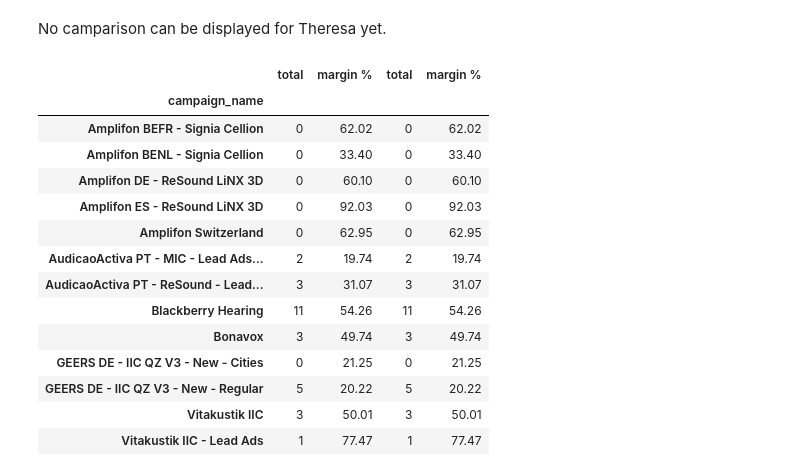
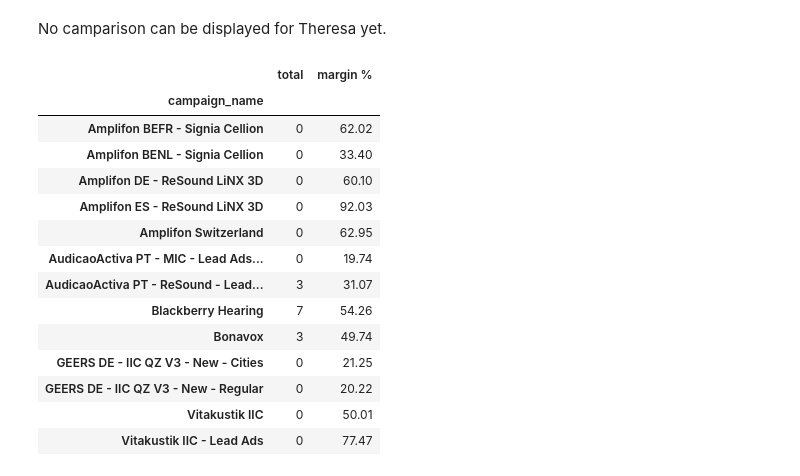
Before and after one commit to dirtyjackeen/GIT, a Jupyter notebook: New Ads 27 hearing aids.ipynb, the cells around one changed output. Drawn from its saved outputs; the diff is of its cells as text; code cells hidden in the pictures.

```diff
--- a/New Ads 27 hearing aids.ipynb
+++ b/New Ads 27 hearing aids.ipynb
@@ -40,12 +40,12 @@ df_prev = pd.read_excel("26_newads.xlsx")
 df_new["total"] = 0
 df_prev["total"] = 0
 def bim(x):
-    if x["insert_time"] >= datetime(2018,6,25):
+    if x["insert_time"] >= datetime(2018,7,2):
         return(x["total"] + 1)
     else:
         return(x["total"])
 def bam(x):
-    if x["insert_time"] >= datetime(2018,6,18):
+    if x["insert_time"] >= datetime(2018,6,25):
         return(x["total"] + 1)
     else:
         return(x["total"])
@@ -180,37 +180,37 @@ No camparison can be displayed for Theresa yet.
 # %%
 df_theresa1=df_new.loc[df_new["marketer_name"]=="Theresa Majic"]
 df_theresa1=df_theresa1.groupby(by=['campaign_name']).sum()
 df_theresa1["margin %"] = df_theresa1.apply(woo, axis=1)
 df_theresa1["margin %"] = df_theresa1["margin %"].round(2)
 
 #df_theresa2=df_prev.loc[df_prev["marketer_name"]=="Theresa Majic"]
 #df_theresa2=df_theresa2.groupby(by=['campaign_name']).sum()
 #df_theresa2["margin %"] = df_theresa2.apply(woo, axis=1)
 #df_theresa2["margin %"] = df_theresa2["margin %"].round(2)
 
 #df_theresa = df_theresa1.merge(df_theresa2, how ="outer", on = ["campaign_name"])
-df_theresa = df_theresa1[["total","margin %","total","margin %"]]
-df_theresa = df_theresa.rename(index=str, columns=cc)
+df_theresa = df_theresa1[["total","margin %"]]
+#df_theresa = df_theresa.rename(index=str, columns=cc)
 
 #df_theresa["Margin % Difference from Previous Week"]=df_theresa["Margin % W26"]-(df_theresa["Margin % W25"])
 
 df_theresa
 # %% [output]
-|  | total | margin % | total | margin % |
-| campaign_name |  |  |  |  |
-| Amplifon BEFR - Signia Cellion | 0 | 62.02 | 0 | 62.02 |
-| Amplifon BENL - Signia Cellion | 0 | 33.40 | 0 | 33.40 |
-| Amplifon DE - ReSound LiNX 3D | 0 | 60.10 | 0 | 60.10 |
-| Amplifon ES - ReSound LiNX 3D | 0 | 92.03 | 0 | 92.03 |
-| Amplifon Switzerland | 0 | 62.95 | 0 | 62.95 |
-| AudicaoActiva PT - MIC - Lead Ads... | 2 | 19.74 | 2 | 19.74 |
-| AudicaoActiva PT - ReSound - Lead... | 3 | 31.07 | 3 | 31.07 |
-| Blackberry Hearing | 11 | 54.26 | 11 | 54.26 |
-| Bonavox | 3 | 49.74 | 3 | 49.74 |
-| GEERS DE - IIC QZ V3 - New - Cities | 0 | 21.25 | 0 | 21.25 |
-| GEERS DE - IIC QZ V3 - New - Regular | 5 | 20.22 | 5 | 20.22 |
-| Vitakustik IIC | 3 | 50.01 | 3 | 50.01 |
-| Vitakustik IIC - Lead Ads | 1 | 77.47 | 1 | 77.47 |
+|  | total | margin % |
+| campaign_name |  |  |
+| Amplifon BEFR - Signia Cellion | 0 | 62.02 |
+| Amplifon BENL - Signia Cellion | 0 | 33.40 |
+| Amplifon DE - ReSound LiNX 3D | 0 | 60.10 |
+| Amplifon ES - ReSound LiNX 3D | 0 | 92.03 |
+| Amplifon Switzerland | 0 | 62.95 |
+| AudicaoActiva PT - MIC - Lead Ads... | 0 | 19.74 |
+| AudicaoActiva PT - ReSound - Lead... | 3 | 31.07 |
+| Blackberry Hearing | 7 | 54.26 |
+| Bonavox | 3 | 49.74 |
+| GEERS DE - IIC QZ V3 - New - Cities | 0 | 21.25 |
+| GEERS DE - IIC QZ V3 - New - Regular | 0 | 20.22 |
+| Vitakustik IIC | 0 | 50.01 |
+| Vitakustik IIC - Lead Ads | 0 | 77.47 |
 # %%
 %%html
 <script src="https://cdn.rawgit.com/parente/4c3e6936d0d7a46fd071/raw/65b816fb9bdd3c28b4ddf3af602bfd6015486383/code_toggle.js"></script>
```
Also changed, not shown: parts of 4 cells of this notebook, 3 other files.
